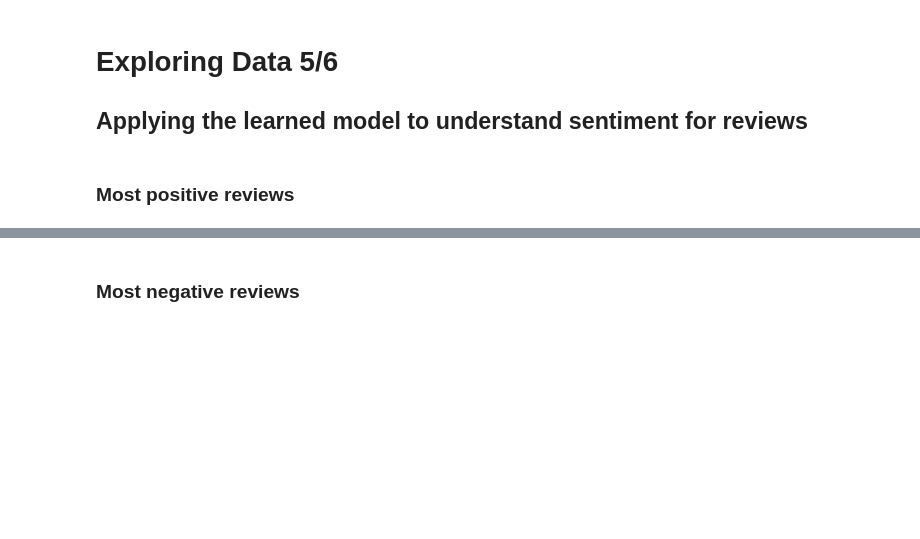
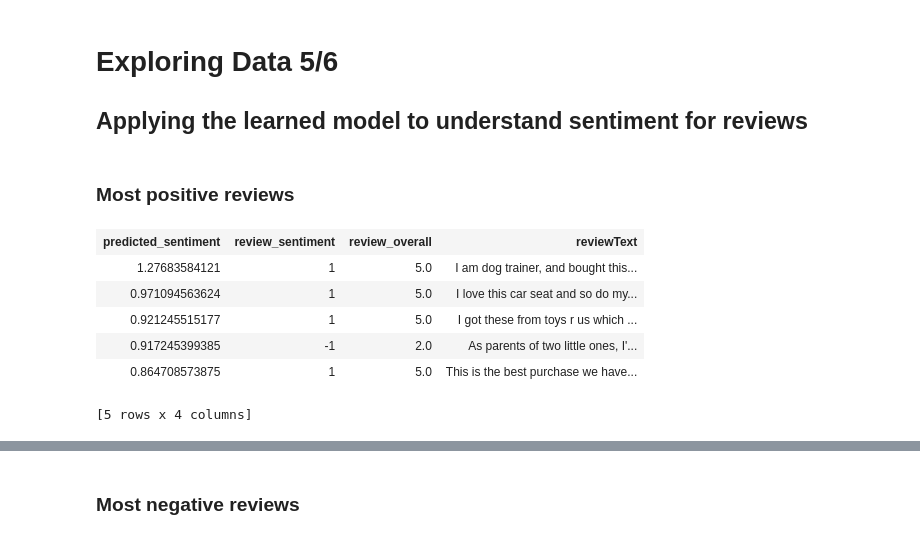
Before and after one commit to digeno/ProyectoFinMasterDataScience, a Jupyter notebook: Logistic Regression Model.ipynb, the cells around one changed output, grey strips where cells are left out. Saved outputs shown, nothing was run; the diff lists cells and outputs as text; code cells hidden in the pictures; blank space fills up the shorter version.

```diff
--- a/Logistic Regression Model.ipynb
+++ b/Logistic Regression Model.ipynb
@@ -490,7 +557,7 @@ Now that a model is trained, we can make predictions on the **test data**.
 # %%
 # We need to convert test_data into the sparse matrix format first.
 # Warning: This may take a few minutes...
-test_feature_matrix, test_sentiment = get_numpy_data(test_data, important_words, 'sentiment')
+test_feature_matrix, test_sentiment = get_numpy_data(test_data, important_words, 'review_sentiment')
 # %%
 # Step 1: Compute the scores as a dot product between feature_matrix and coefficients.
 scores = np.dot(test_feature_matrix, sentiment_model_coefficients)
@@ -518,7 +592,15 @@ test_data['predicted_sentiment'] = scores
 # %%
 test_data = test_data.sort('predicted_sentiment', ascending=False)
 # %%
-test_data[['predicted_sentiment','sentiment','review_overall','reviewText']][0:5]
+test_data[['predicted_sentiment','review_sentiment','review_overall','reviewText']][0:5]
+# %% [output]
+| predicted_sentiment | review_sentiment | review_overall | reviewText |
+| 1.27683584121 | 1 | 5.0 | I am dog trainer, and bought this... |
+| 0.971094563624 | 1 | 5.0 | I love this car seat and so do my... |
+| 0.921245515177 | 1 | 5.0 | I got these from toys r us which ... |
+| 0.917245399385 | -1 | 2.0 | As parents of two little ones, I'... |
+| 0.864708573875 | 1 | 5.0 | This is the best purchase we have... |
+[5 rows x 4 columns]
 # %%
 # Most positive review
 test_data[0]['reviewText']
```
Also changed, not shown: parts of 37 cells of this notebook.
